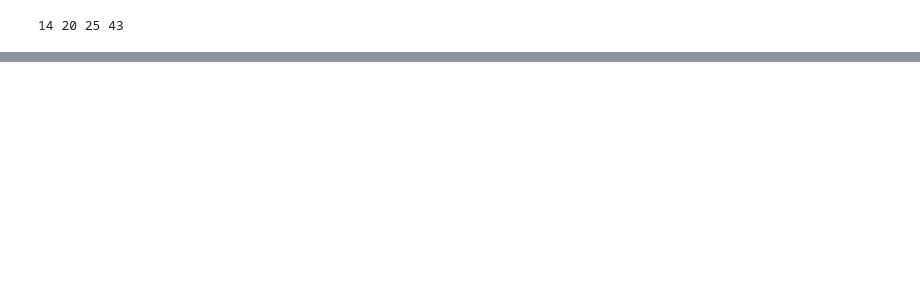
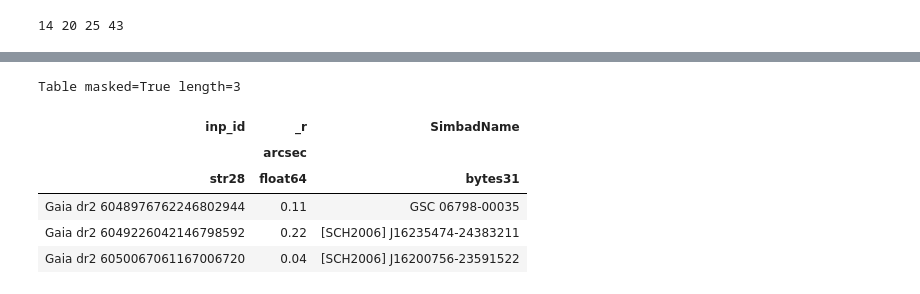
Before and after one commit to hectorcanovas/data_mining_Gaia_DR2, a Jupyter notebook: sample_comp/03_compare_to_simbad.ipynb, the cells around one changed output, grey strips where cells are left out. Cells and saved outputs as stored; diff of their text form; code cells hidden in the pictures; blank space fills up the shorter version.

```diff
--- a/sample_comp/03_compare_to_simbad.ipynb
+++ b/sample_comp/03_compare_to_simbad.ipynb
@@ -208,0 +164,10 @@ print(len(cat_2007_K), len(cat_2015_R), len(cat_2012_L), len(merged))
+# %%
+cat_2007_K[0:3]
+# %% [output]
+Table masked=True length=3
+| inp_id | _r | SimbadName |
+|  | arcsec |  |
+| str28 | float64 | bytes31 |
+| Gaia dr2 6048976762246802944 | 0.11 | GSC 06798-00035 |
+| Gaia dr2 6049226042146798592 | 0.22 | [SCH2006] J16235474-24383211 |
+| Gaia dr2 6050067061167006720 | 0.04 | [SCH2006] J16200756-23591522 |
```
Also changed, not shown: parts of 11 cells of this notebook, 35 other files.
